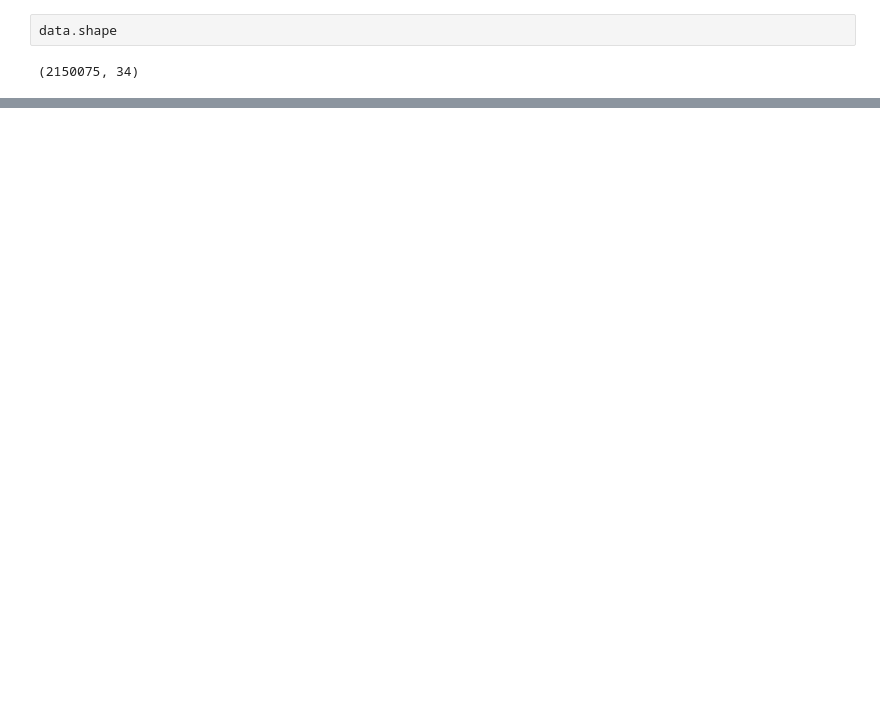
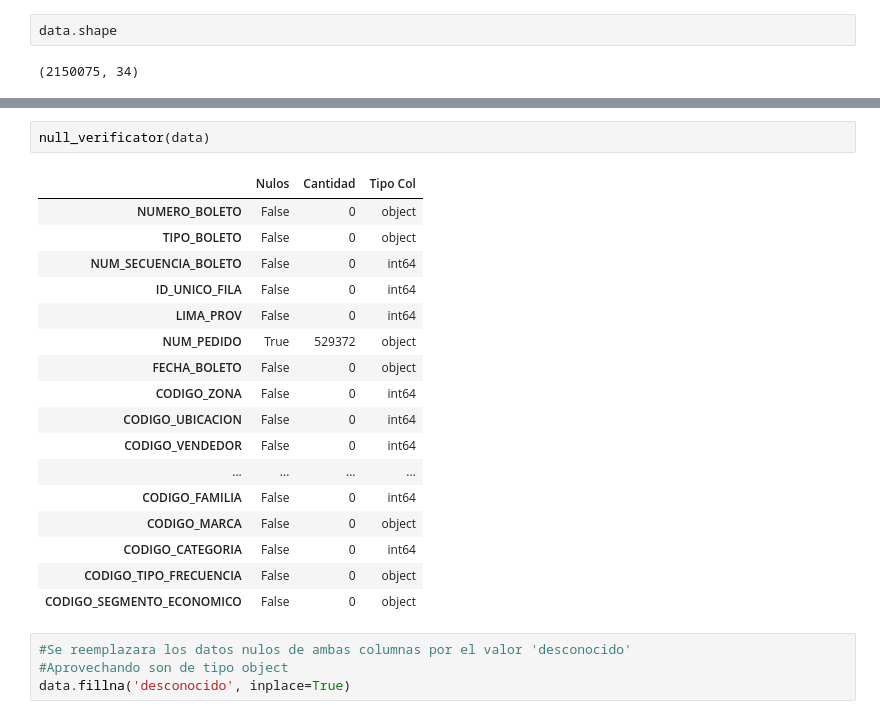
Before and after one commit to kendalvictor/codeando, a Jupyter notebook: machine_learning/QROMA_Joseph/gaming_data.ipynb, the cells around one changed output, grey strips where cells are left out. Drawn from its saved outputs; the diff is of its cells as text; blank space fills up the shorter version.

```diff
--- a/machine_learning/QROMA_Joseph/gaming_data.ipynb
+++ b/machine_learning/QROMA_Joseph/gaming_data.ipynb
@@ -91,0 +99,24 @@ data.shape
+# %%
+null_verificator(data)
+# %% [output]
+|  | Nulos | Cantidad | Tipo Col |
+| NUMERO_BOLETO | False | 0 | object |
+| TIPO_BOLETO | False | 0 | object |
+| NUM_SECUENCIA_BOLETO | False | 0 | int64 |
+| ID_UNICO_FILA | False | 0 | int64 |
+| LIMA_PROV | False | 0 | int64 |
+| NUM_PEDIDO | True | 529372 | object |
+| FECHA_BOLETO | False | 0 | object |
+| CODIGO_ZONA | False | 0 | int64 |
+| CODIGO_UBICACION | False | 0 | int64 |
+| CODIGO_VENDEDOR | False | 0 | int64 |
+| ... | ... | ... | ... |
+| CODIGO_FAMILIA | False | 0 | int64 |
+| CODIGO_MARCA | False | 0 | object |
+| CODIGO_CATEGORIA | False | 0 | int64 |
+| CODIGO_TIPO_FRECUENCIA | False | 0 | object |
+| CODIGO_SEGMENTO_ECONOMICO | False | 0 | object |
+# %%
+#Se reemplazara los datos nulos de ambas columnas por el valor 'desconocido'
+#Aprovechando son de tipo object
+data.fillna('desconocido', inplace=True)
```
Also changed, not shown: parts of 16 cells of this notebook, 3 other files.
